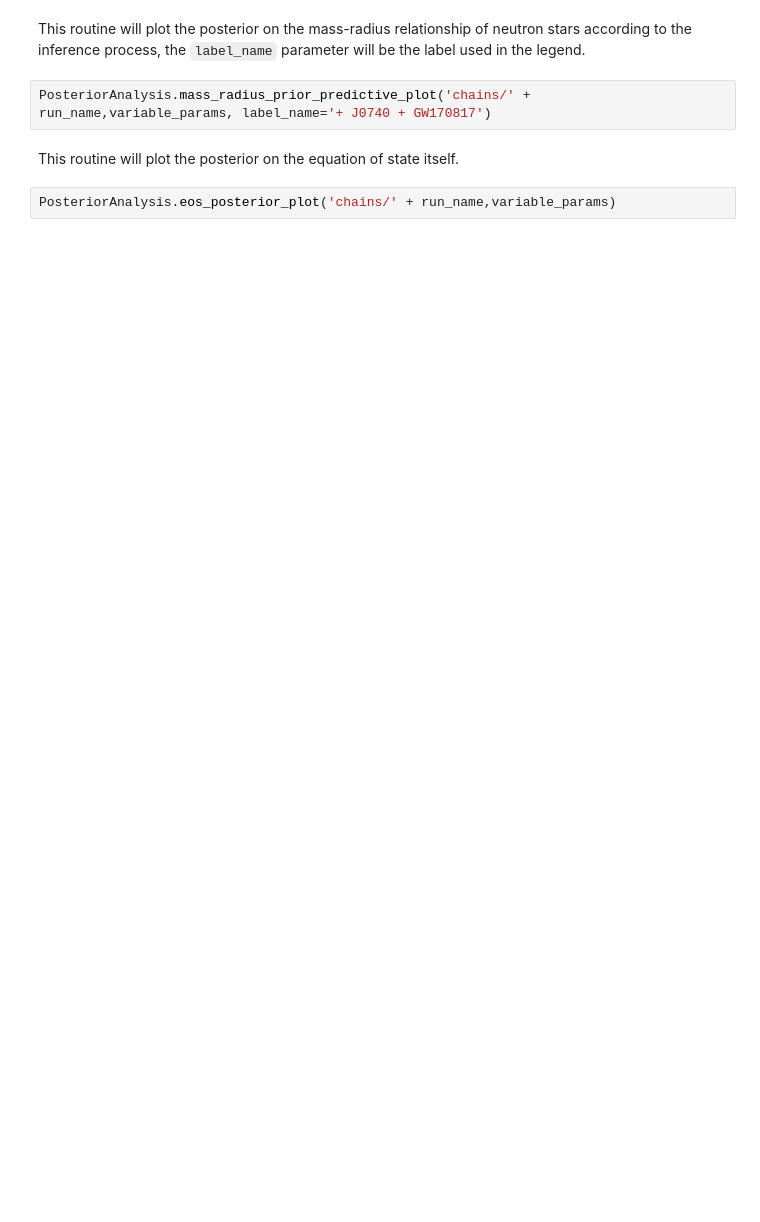
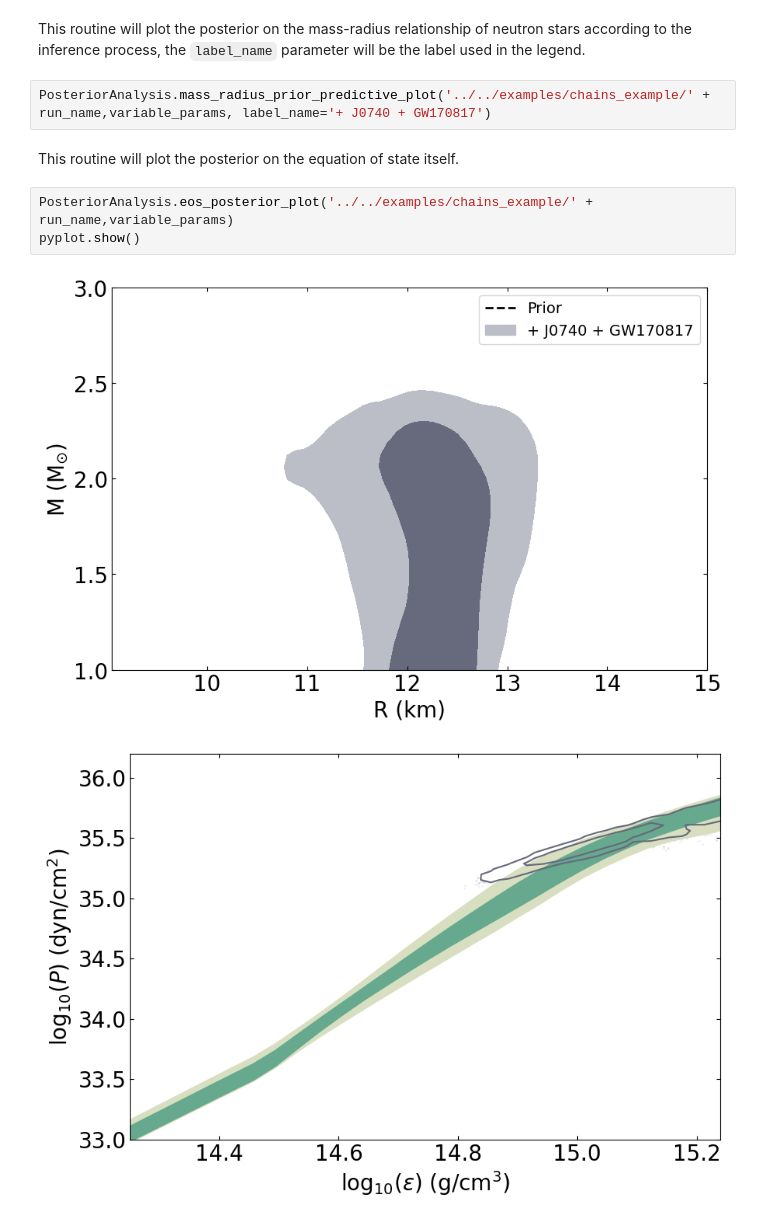
Before and after one commit to xpsi-group/neost, a Jupyter notebook: docs/source/PP_example.ipynb, the cells around one changed output. Saved outputs shown, nothing was run; the diff lists cells and outputs as text; blank space fills up the shorter version.

```diff
--- a/docs/source/PP_example.ipynb
+++ b/docs/source/PP_example.ipynb
@@ -159,8 +215,12 @@ PosteriorAnalysis.mass_radius_posterior_plot('chains/' + run_name)
 # %% [markdown]
 This routine will plot the posterior on the mass-radius relationship of neutron stars according to the inference process, the `label_name` parameter will be the label used in the legend.
 # %%
-PosteriorAnalysis.mass_radius_prior_predictive_plot('chains/' + run_name,variable_params, label_name='+ J0740 + GW170817')
+PosteriorAnalysis.mass_radius_prior_predictive_plot('../../examples/chains_example/' + run_name,variable_params, label_name='+ J0740 + GW170817')
 # %% [markdown]
 This routine will plot the posterior on the equation of state itself.
 # %%
-PosteriorAnalysis.eos_posterior_plot('chains/' + run_name,variable_params)
+PosteriorAnalysis.eos_posterior_plot('../../examples/chains_example/' + run_name,variable_params)
+pyplot.show()
+# %% [output]
+[figure, added]
+[figure, added]
```
Also changed, not shown: parts of 9 cells of this notebook, 13 other files.
